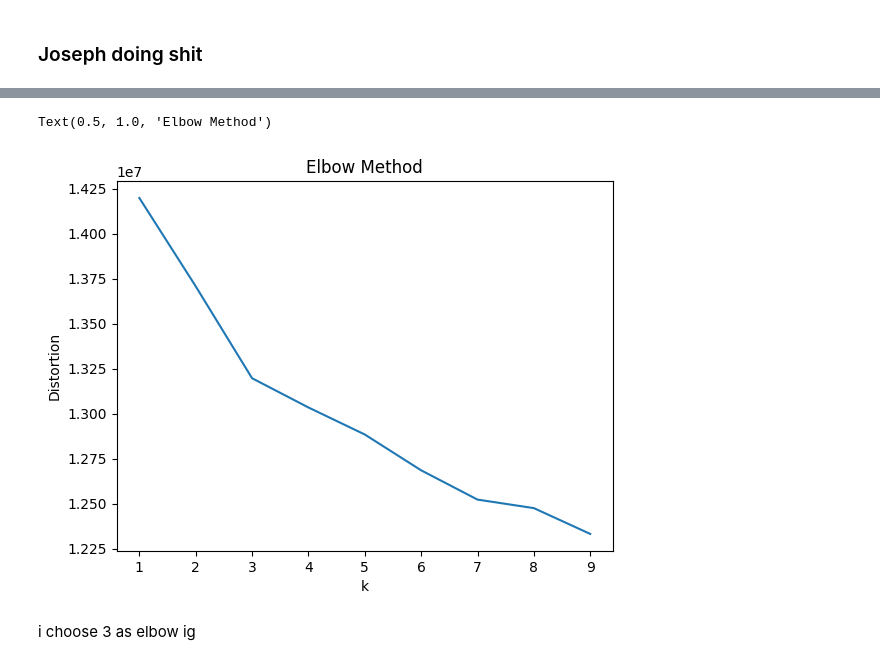
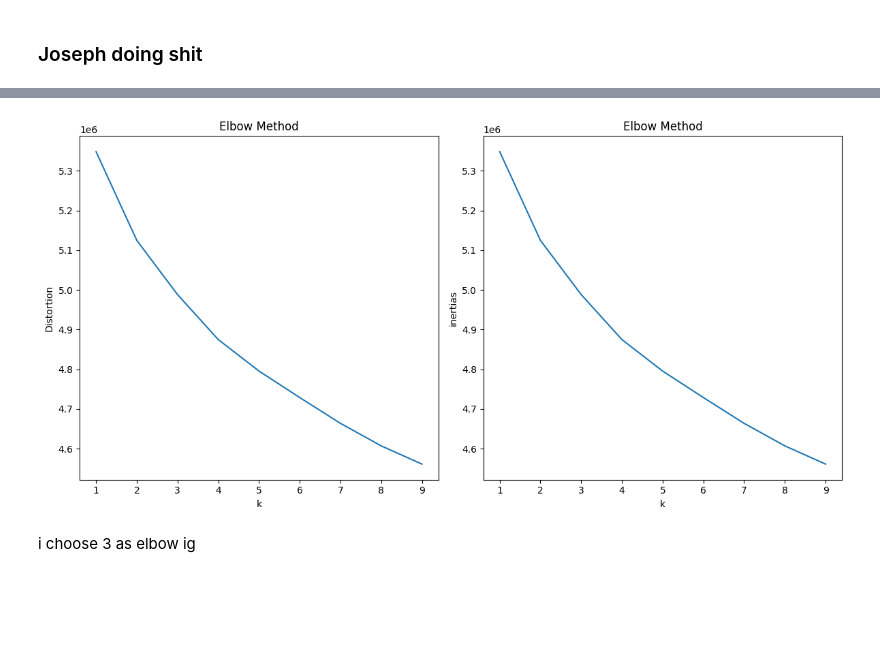
Before and after one commit to kchen3490/cmsc320-final, a Jupyter notebook: notebook.ipynb, the cells around one changed output, grey strips where cells are left out. Drawn from its saved outputs; the diff is of its cells as text; code cells hidden in the pictures; blank space fills up the shorter version.

```diff
--- a/notebook.ipynb
+++ b/notebook.ipynb
@@ -536,6 +537,6 @@ uhhhh not good. this shows that there isnt any good single thing that explains v
 # %%
-pca = PCA(n_components=36)
-X_pca = pca.fit_transform(X_scaled)
+pca = PCA(n_components=30)
+X_pca = pca.fit_transform(X_train)
 
 
 distortions = []
@@ -550,13 +551,23 @@ for k in K:
     # get distortions and inertias
     distortions.append(sum(np.min(cdist(X_pca, kmeans_model.cluster_centers_, metric='euclidean')**2, axis=1)))
     inertias.append(kmeans_model.inertia_)
-
-plt.plot(K, distortions)
-plt.xlabel('k')
-plt.ylabel('Distortion')
-plt.title("Elbow Method")
-# %% [output]
-Text(0.5, 1.0, 'Elbow Method')
-[figure, removed]
+# %%
+
+import matplotlib.pyplot as plt
+fig, ax = plt.subplots(1, 2, figsize=(12, 6))
+ax[0].plot(K, distortions)
+ax[0].set_xlabel('k')
+ax[0].set_ylabel('Distortion')
+ax[0].set_title("Elbow Method")
+
+# ax[1] = plt.subplot()
+ax[1].plot(K, inertias)
+ax[1].set_xlabel('k')
+ax[1].set_ylabel('inertias')
+ax[1].set_title("Elbow Method")
+plt.tight_layout()
+plt.show()
+# %% [output]
+[figure, added]
 # %% [markdown]
 i choose 3 as elbow ig
```
Also changed, not shown: parts of 22 cells of this notebook.
